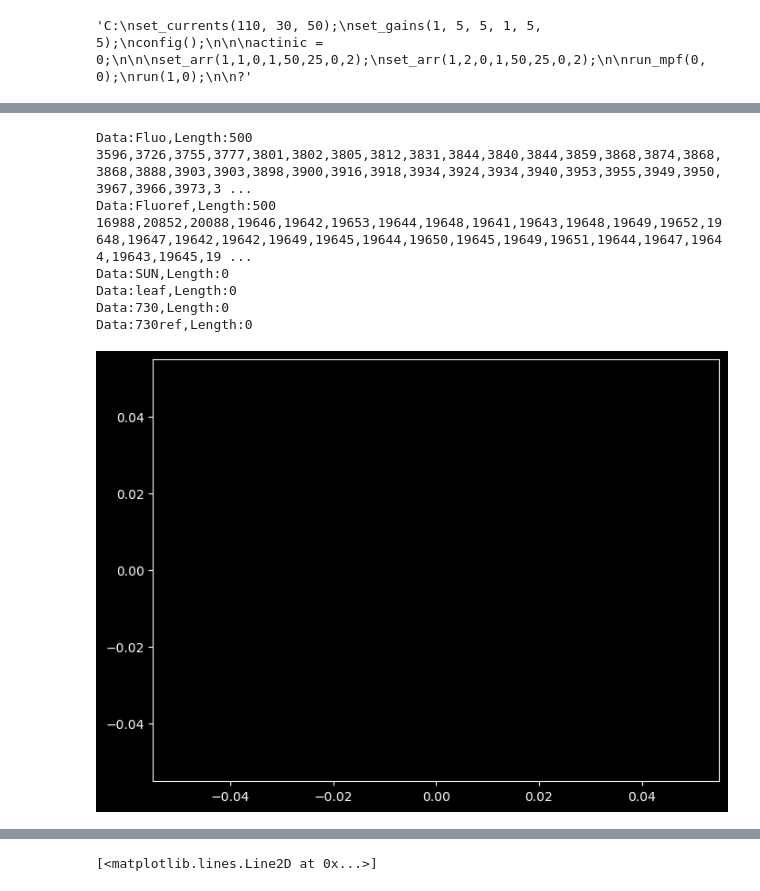
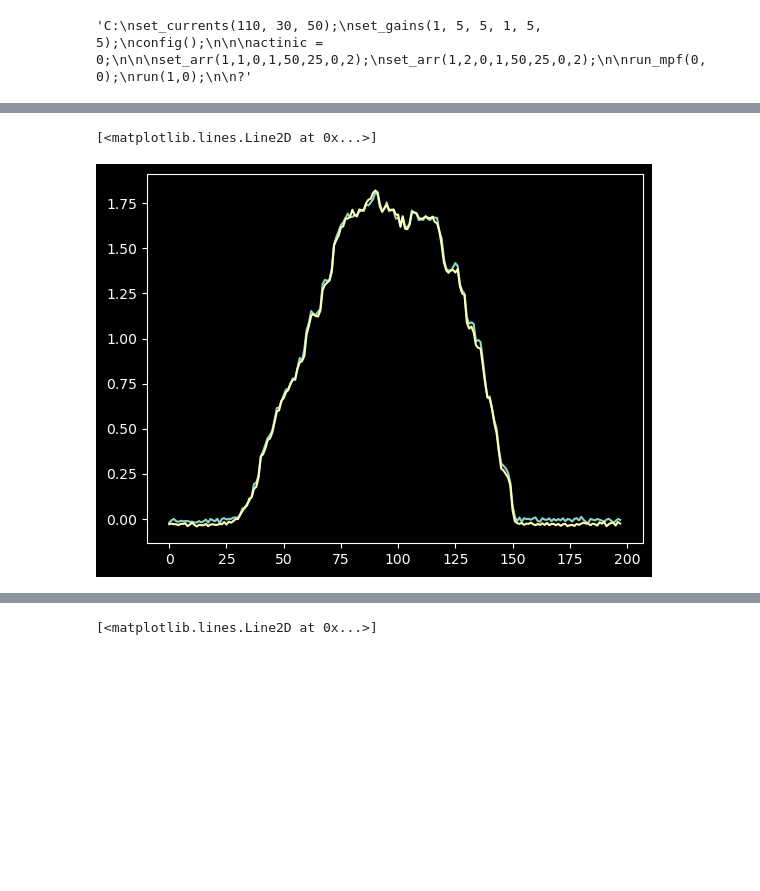
Before and after one commit to Jan-IngenHousz-Institute/ambit, a Jupyter notebook: sender.ipynb, the cells around one changed output, grey strips where cells are left out. Saved outputs shown, nothing was run; the diff lists cells and outputs as text; code cells hidden in the pictures; blank space fills up the shorter version.

```diff
--- a/sender.ipynb
+++ b/sender.ipynb
@@ -147,51 +162,52 @@ plt.plot(x/y)
 # %%
-fig, ax = plt.subplots(1, 1, figsize = (8, 6))
-line = ax.plot([], 'w-')[0]
-outputs = ""
+info_outputs = ""
+other_outputs = ""
 with serial.Serial("COM31", 115200) as ser:
     start_timer = time.time()
     #ser.write("mpf, 0, 100, 100".encode())
-    ser.write("arrun, 500, 500, 0, 0, 0".encode())
-    arr = []
-    last_update_time,  last_update_length = 0, 0
+    #ser.write("arrun, 500, 500, 0, 0, 0".encode())
+    ser.write("sd\n".encode())
 
-    while (time.time() - start_timer < 60):
+    data = []
+
+    while (time.time() - start_timer < 40):
         if ser.in_waiting > 2:
             start_timer = time.time()
             l = ser.readline().decode().strip()
             if l[0] == '[':
-                outputs += l + "\n"
-            elif (l[0].isdigit() and l[-1].isdigit()) or (l[1].isdigit() and l[-1].isdigit()):
-                if l.count(',') == 5:
-                    _arr = np.fromstring(l, sep = ',', dtype=int).tolist()
-                    arr.append(_arr)
-                else:
-                    print(l)
-            elif l == "Done!":
-                plot_arr = np.array(arr)
+                info_outputs += l + "\n"
+
+
+            elif l[:5] == 'Data:':
+                data.append(np.fromstring(l[5:], sep = ',', dtype=int))
+
+
+
+            elif l == "Cmd Done!":
                 break
             else:
-                print(l)
+                other_outputs += l + "\n"
         else:
-            if (len(arr) - last_update_length > 1) and (time.time() - last_update_time > .1):
-                plot_arr = np.array(arr)
-                line.set_data(np.arange(plot_arr.shape[0]), plot_arr[:, 0])
-                ax.autoscale_view(True, True)
-                ax.relim()
+            time.sleep(.5)
 
-                last_update_length = len(arr)
-                last_update_time = time.time()
-                display(fig)
-                clear_output(wait=True)
-
-                plt.pause(0.0001)
-            else:
-                time.sleep(0.2)
+arr = np.array(data)
-# %% [output]
-Data:Fluo,Length:500    3596,3726,3755,3777,3801,3802,3805,3812,3831,3844,3840,3844,3859,3868,3874,3868,3868,3888,3903,3903,3898,3900,3916,3918,3934,3924,3934,3940,3953,3955,3949,3950,3967,3966,3973,3 ...
-Data:Fluoref,Length:500 16988,20852,20088,19646,19642,19653,19644,19648,19641,19643,19648,19649,19652,19648,19647,19642,19642,19649,19645,19644,19650,19645,19649,19651,19644,19647,19644,19643,19645,19 ...
-Data:SUN,Length:0
-Data:leaf,Length:0
-Data:730,Length:0
-Data:730ref,Length:0
-[figure, removed]
+# %%
+n = 1.006
+sig1 = arr[1:, 1] - arr[1:, 0] - (arr[1:, 0] - 16384) * 0.006
+ref1= arr[1:, 3] - arr[1:, 2] - (arr[1:, 2] - 16384) * 0.006
+
+sig2 = arr[1:, 5] - arr[1:, 4] - (arr[1:, 4] - 16384 * 2) * 0.003
+ref2= arr[1:, 7] - arr[1:, 6] - (arr[1:, 6] - 16384 * 2) * 0.003
+
+
+sig3 = arr[1:, 9] - arr[1:, 8] - (arr[1:, 8] - 16384 * 3) * 0.0015
+ref3= arr[1:, 11] - arr[1:, 10] - (arr[1:, 10] - 16384 * 3) * 0.0015
+
+sig4 = arr[1:, 13] - arr[1:, 12] - (arr[1:, 12] - 16384 * 4) * 0.0008
+ref4= arr[1:, 15] - arr[1:, 14] - (arr[1:, 14] - 16384 * 4) * 0.0008
+
+plt.plot(sig1 / ref1 *  1.025 + .1)
+plt.plot(sig2 / ref2)
+# %% [output]
+[<matplotlib.lines.Line2D at 0x...>]
+[figure, added]
```
Also changed, not shown: parts of 14 cells of this notebook, 7 other files.
